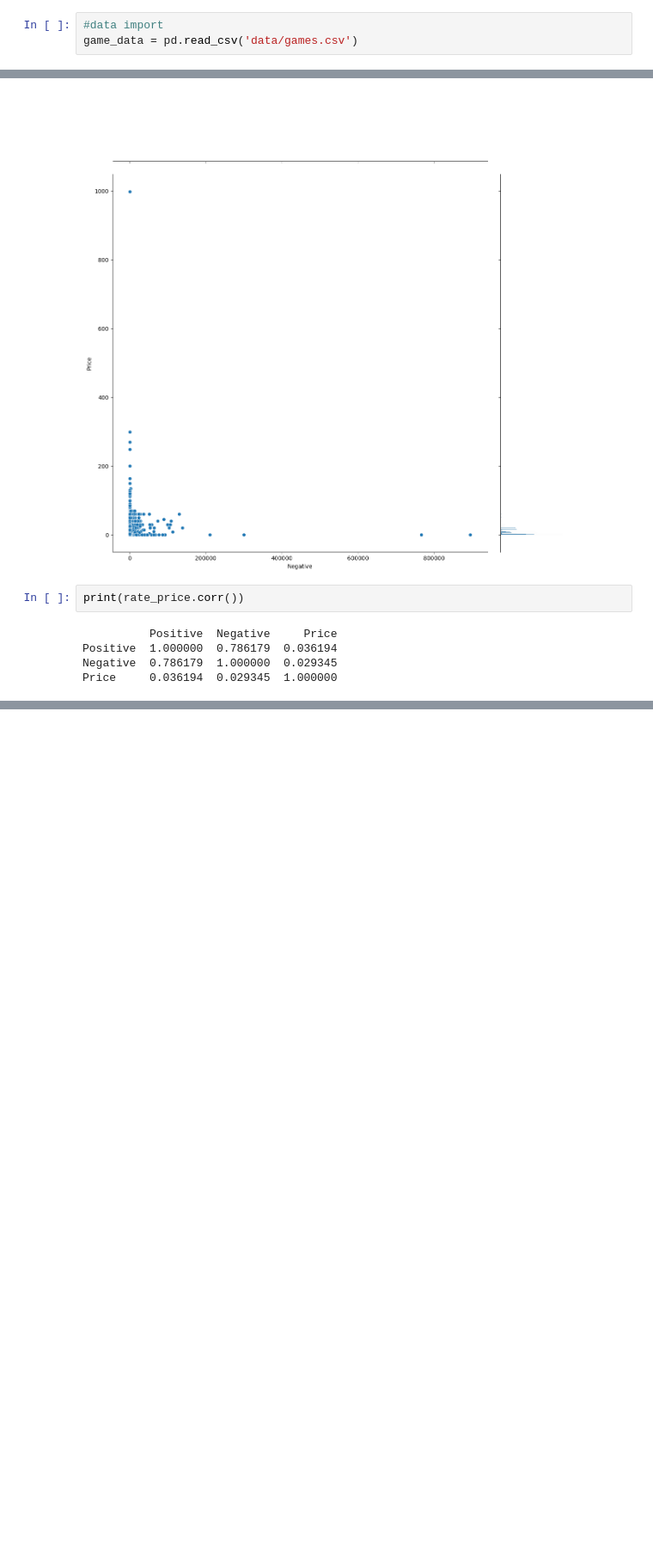
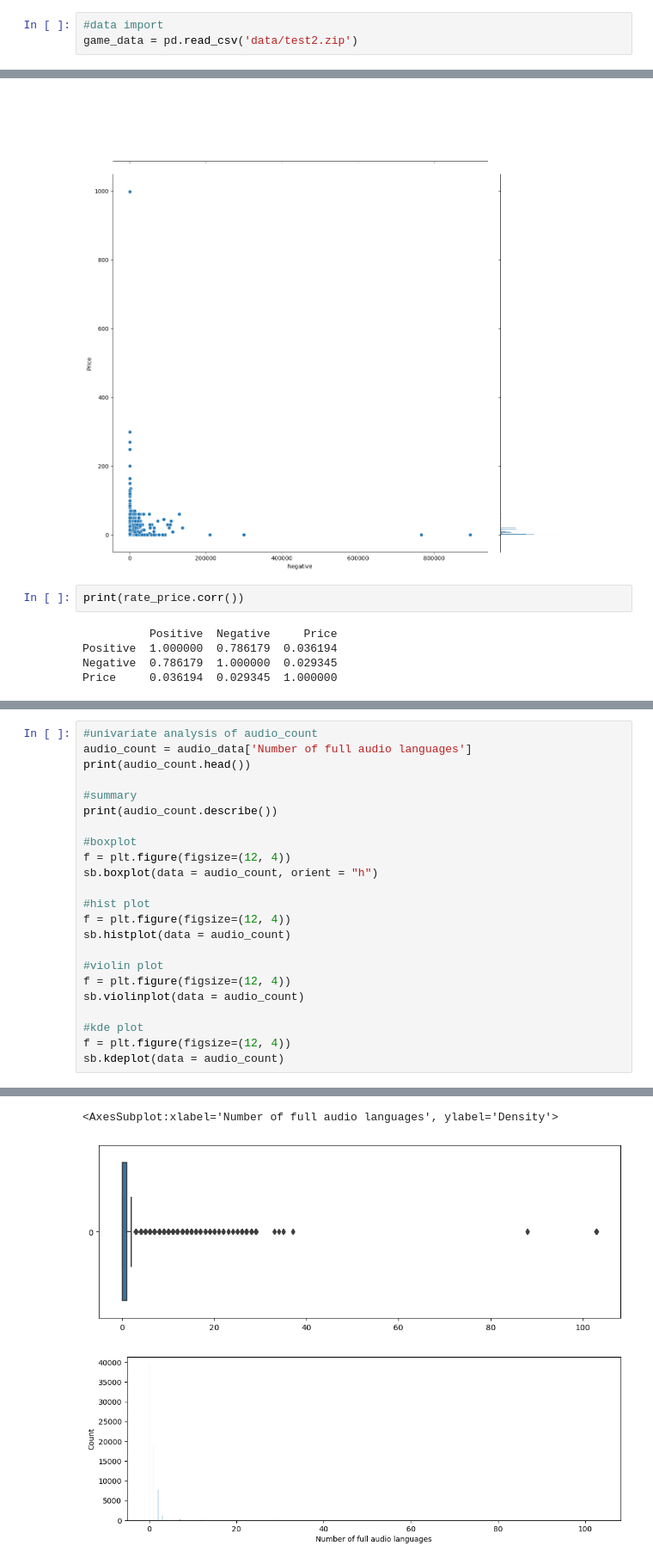
Before and after one commit to CollCyx/SC1015-Mini-Project, a Jupyter notebook: ExploratoryAnalysis.ipynb, the cells around one changed output, grey strips where cells are left out. Shown: that part at 86% size. Cells and saved outputs as stored; diff of their text form; blank space fills up the shorter version.

Commit message:
Audio languages and data files

```diff
--- a/ExploratoryAnalysis.ipynb
+++ b/ExploratoryAnalysis.ipynb
@@ -10,3 +13,3 @@ from sklearn.metrics import mean_squared_error
 # %%
 #data import
-game_data = pd.read_csv('data/games.csv')
+game_data = pd.read_csv('data/test2.zip')
@@ -179,0 +266,24 @@ Price     0.036194  0.029345  1.000000
+# %%
+#univariate analysis of audio_count
+audio_count = audio_data['Number of full audio languages']
+print(audio_count.head())
+
+#summary
+print(audio_count.describe())
+
+#boxplot
+f = plt.figure(figsize=(12, 4))
+sb.boxplot(data = audio_count, orient = "h")
+
+#hist plot
+f = plt.figure(figsize=(12, 4))
+sb.histplot(data = audio_count)
+
+#violin plot
+f = plt.figure(figsize=(12, 4))
+sb.violinplot(data = audio_count)
+
+#kde plot
+f = plt.figure(figsize=(12, 4))
+sb.kdeplot(data = audio_count)
+# %% [output]
@@ -179,0 +305,3 @@ Price     0.036194  0.029345  1.000000
+<AxesSubplot:xlabel='Number of full audio languages', ylabel='Density'>
+[figure, added]
+[figure, added]
```
Also changed, not shown: parts of 12 cells of this notebook, 3 other files.
